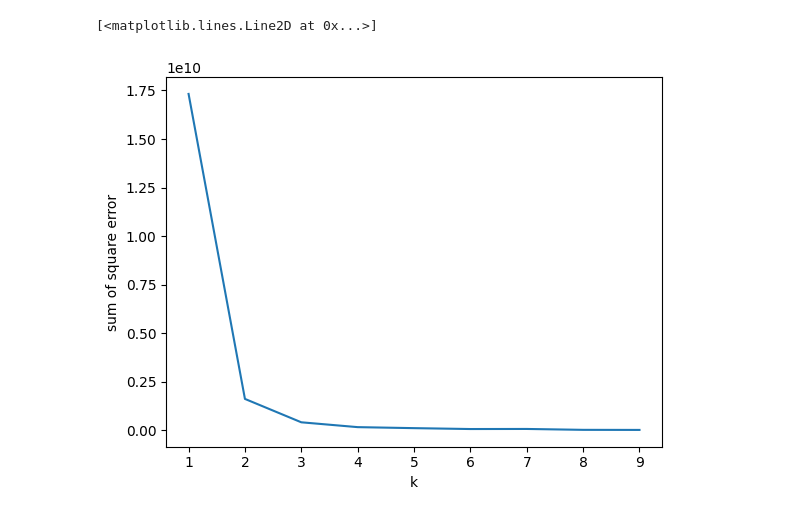
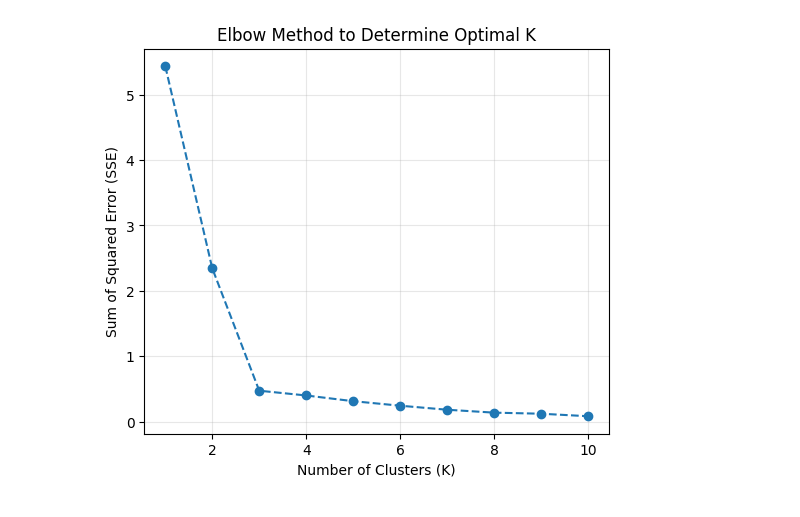
Before and after one commit to rahulgoraksha/python-revision-experiments, a Jupyter notebook: 3.machine_learning/21_kmeans_unsup.ipynb, the cells around one changed output. Saved outputs shown, nothing was run; the diff lists cells and outputs as text; code cells hidden in the pictures.

```diff
--- a/3.machine_learning/21_kmeans_unsup.ipynb
+++ b/3.machine_learning/21_kmeans_unsup.ipynb
@@ -159,0 +93,8 @@ for k in k_rng:
+# %%
+# so to standardize the clsutering we need to opt for the approach of the minmax scaler
+scaler = MinMaxScaler()
+
+# Use double brackets → 2D
+df[['Income($)']] = scaler.fit_transform(df[['Income($)']])
+df[['Age']] = scaler.fit_transform(df[['Age']])
+df
@@ -159,0 +119,4 @@ for k in k_rng:
+# %%
+km = KMeans(n_clusters=3)
+y_pred = km.fit_predict(df[['Age', 'Income($)']])
+y_pred
@@ -159,0 +126,3 @@ for k in k_rng:
+# %%
+df['rev_cluster'] = y_pred
+df.head()
@@ -160,3 +178,12 @@ for k in k_rng:
+# %%
+# Elbow Technique Approach
+
+k_rng = range(1,11)
+sse = [] # sum of square error to find the value of k
+for k in k_rng:
+    km = KMeans(n_clusters=k)
+    km.fit_predict(df[['Age','Income($)']])
+    sse.append(km.inertia_)
 # %%
 sse
 # %% [output]
@@ -172,7 +200,13 @@ sse
-# %%
-plt.xlabel('k')
-plt.ylabel('sum of square error')
-plt.plot(k_rng,sse)
-# %% [output]
-[<matplotlib.lines.Line2D at 0x...>]
-[figure, removed]
+# %%
+plt.figure(figsize=(6,5))
+
+plt.xlabel('Number of Clusters (K)')
+plt.ylabel('Sum of Squared Error (SSE)')
+plt.title('Elbow Method to Determine Optimal K')
+
+plt.grid(alpha=0.3)
+
+plt.plot(k_rng, sse, marker='o', linestyle='--')
+plt.show()
+# %% [output]
+[figure, added]
```
Also changed, not shown: parts of 39 cells of this notebook, 3 other files.
